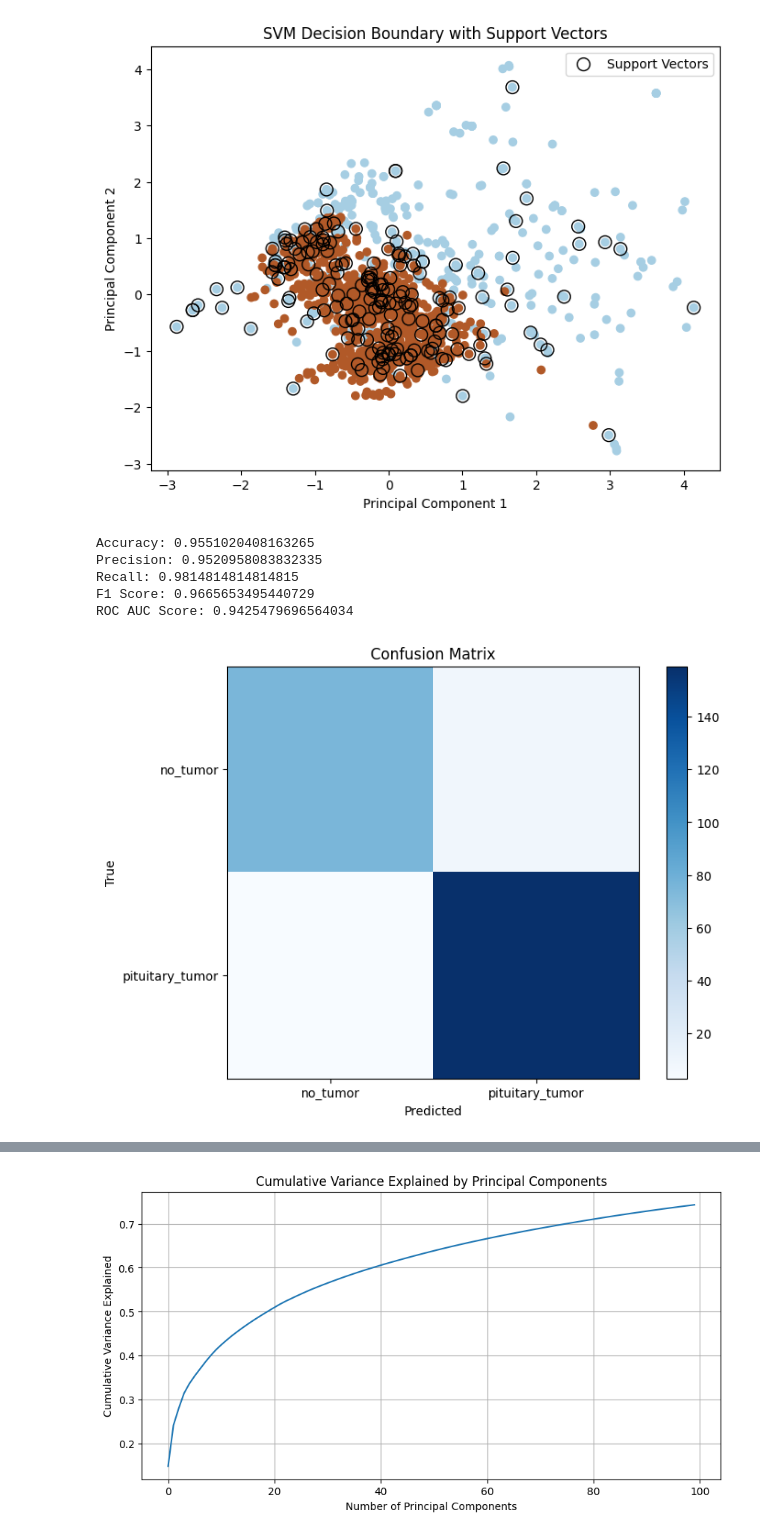
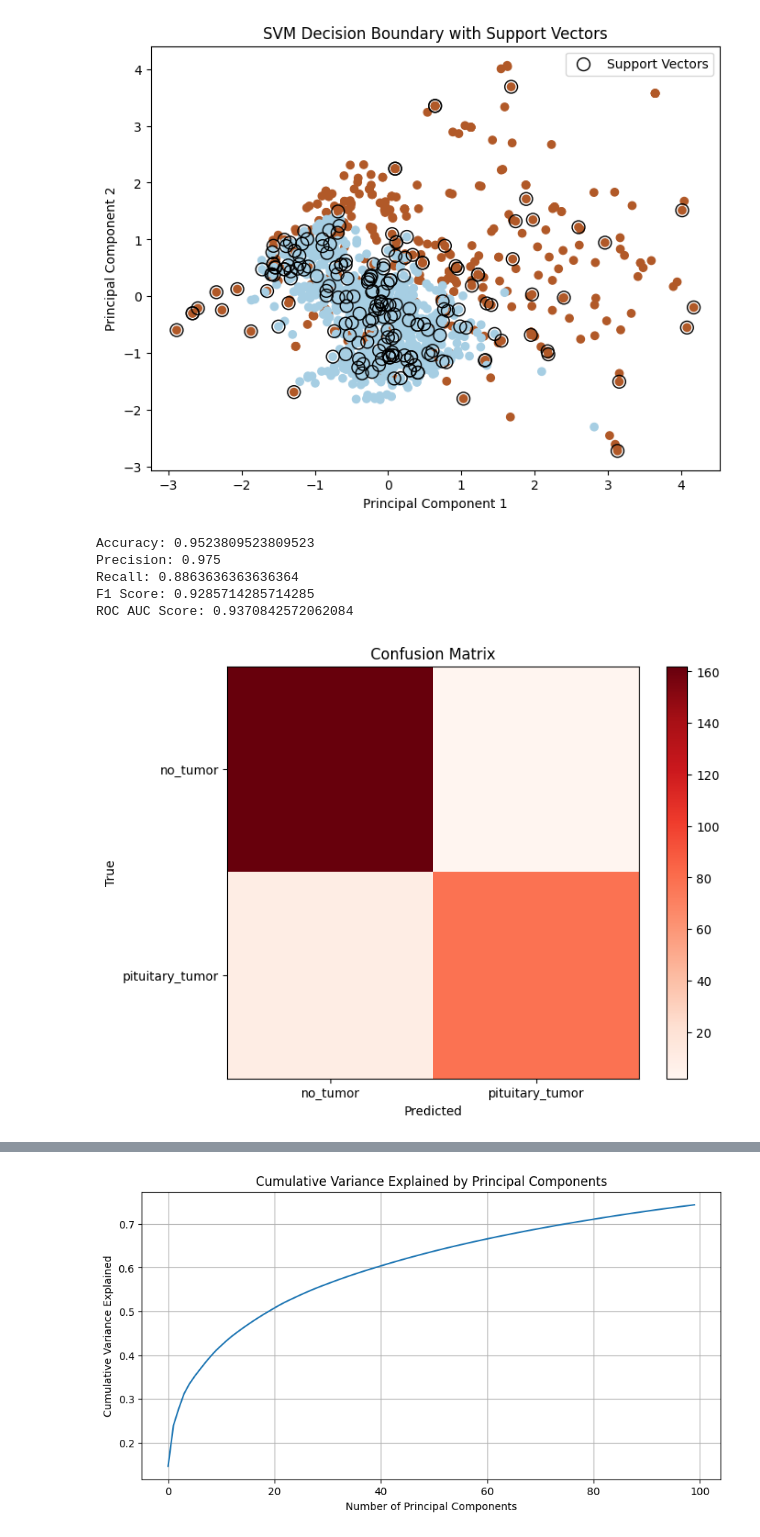
Before and after one commit to noelmt7/LAB-9, a Jupyter notebook: 2348538_Lab9.ipynb, the cells around one changed output, grey strips where cells are left out. Drawn from its saved outputs; the diff is of its cells as text; code cells hidden in the pictures.

```diff
--- a/2348538_Lab9.ipynb
+++ b/2348538_Lab9.ipynb
@@ -9,5 +14,5 @@ from sklearn.metrics import accuracy_score
 # %%
-path = '/content/drive/MyDrive/archive/Training'
+path = '/content/drive/MyDrive/Training'
 # %%
 import os
 import cv2
@@ -75,12 +80,11 @@ xtrain, xtest, ytrain, ytest = train_test_split(X_updated, Y, random_state=10,
                                                test_size=.20)
 # %%
 from keras.preprocessing.image import ImageDataGenerator
-path = '/content/drive/MyDrive/archive/Training'
-classes = {'no_tumor': 0, 'pituitary_tumor': 1}
+path = '/content/drive/MyDrive/Training'
+classes = {'no_tumor': 1, 'pituitary_tumor': 0}
 X = []
 Y = []
 
-# Load your original images
 for cls in classes:
     pth = os.path.join(path, cls)
     for j in os.listdir(pth):
@@ -89,28 +93,17 @@ for cls in classes:
         X.append(img)
         Y.append(classes[cls])
 
-# Convert X and Y to numpy arrays
 X = np.array(X)
 Y = np.array(Y)
-# Reshape X to match the expected input shape for Keras ImageDataGenerator
+
 X = X.reshape(X.shape + (1,))
 
-# Initialize ImageDataGenerator for data augmentation
+
 datagen = ImageDataGenerator(
-    rotation_range=20,  # Randomly rotate images by up to 20 degrees
-    width_shift_range=0.1,  # Randomly shift the width by up to 10%
-    height_shift_range=0.1,  # Randomly shift the height by up to 10%
-    horizontal_flip=True,  # Randomly flip images horizontally
-    vertical_flip=False,  # Do not flip images vertically
-    fill_mode='nearest'  # Fill empty pixels with the nearest available pixel value
+    rotation_range=20,
+    width_shift_range=0.1,
+    height_shift_range=0.1,
+    horizontal_flip=True,
+    vertical_flip=False,
+    fill_mode='nearest'
 )
-
-# Visualize some augmented images
-plt.figure(figsize=(12, 6))
-for i in range(9):
-    augmented_image = datagen.random_transform(X[0])
-    plt.subplot(3, 3, i + 1)
-    plt.imshow(augmented_image[:, :, 0], cmap='gray')
-    plt.axis('off')
-plt.tight_layout()
-plt.show()
@@ -172,7 +175,7 @@ plt.ylabel("Principal Component 2")
 plt.legend()
 plt.show()
 # %% [output]
-[figure, old version]
+[figure, new version]
 # %%
 from sklearn.metrics import accuracy_score, precision_score, recall_score, f1_score, roc_auc_score, roc_curve, auc, confusion_matrix
 accuracy = accuracy_score(Y_test, Y_pred)
@@ -187,25 +190,25 @@ print("Recall:", recall)
 print("F1 Score:", f1)
 print("ROC AUC Score:", roc_auc)
 # %% [output]
-Accuracy: 0.9551020408163265
-Precision: 0.9520958083832335
-Recall: 0.9814814814814815
-F1 Score: 0.9665653495440729
-ROC AUC Score: 0.9425479696564034
+Accuracy: 0.9523809523809523
+Precision: 0.975
+Recall: 0.8863636363636364
+F1 Score: 0.9285714285714285
+ROC AUC Score: 0.9370842572062084
 # %%
 # Visualize the confusion matrix
 confusion = confusion_matrix(Y_test, Y_pred)
 plt.figure(figsize=(8, 6))
-plt.imshow(confusion, cmap=plt.cm.Blues)
+plt.imshow(confusion, cmap=plt.cm.Reds)
 plt.title("Confusion Matrix")
 plt.colorbar()
 plt.xticks([0, 1], classes.keys())
 plt.yticks([0, 1], classes.keys())
 plt.xlabel("Predicted")
 plt.ylabel("True")
 plt.show()
 # %% [output]
-[figure, old version]
+[figure, new version]
 # %%
 fpr, tpr, thresholds = roc_curve(Y_test, Y_pred)
 roc_auc = auc(fpr, tpr)
```
Also changed, not shown: parts of 10 cells of this notebook.
